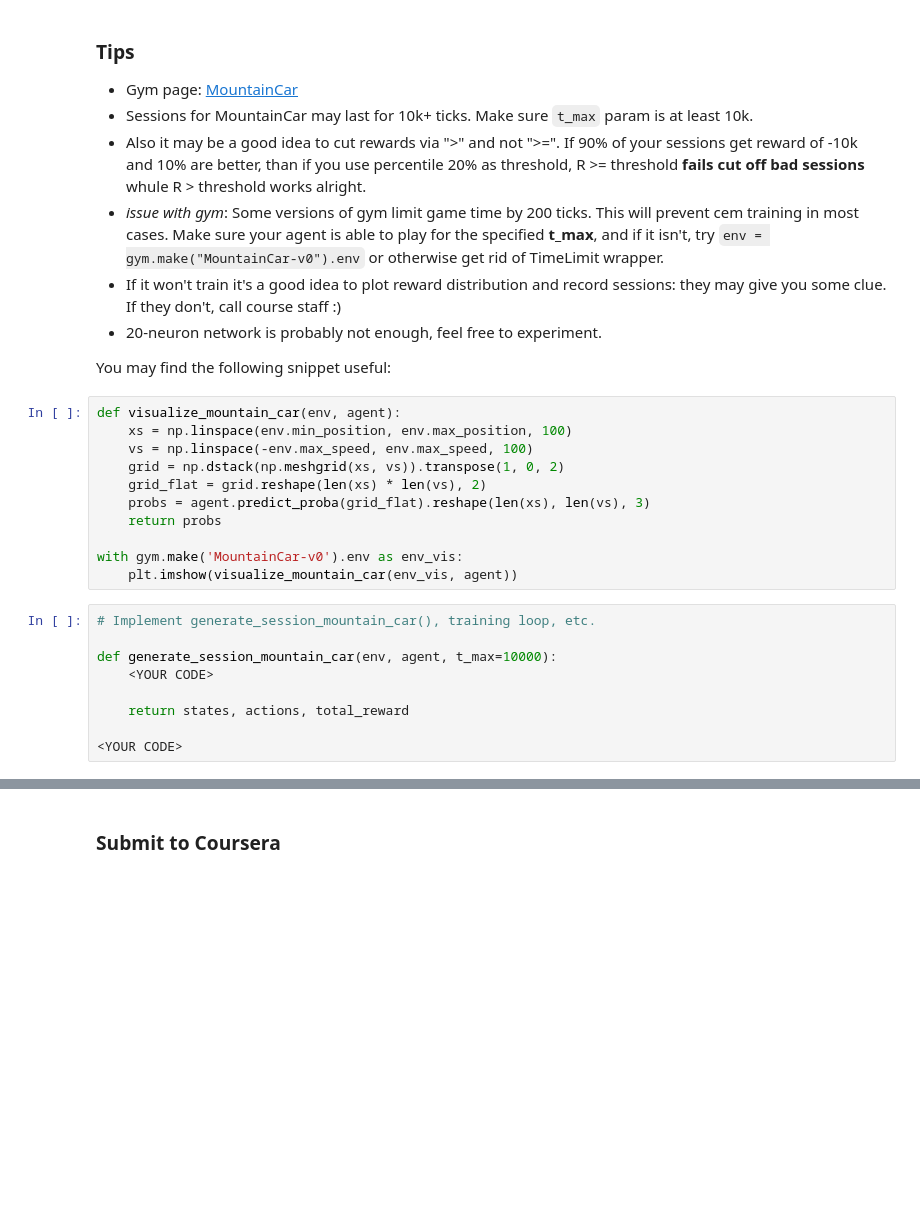
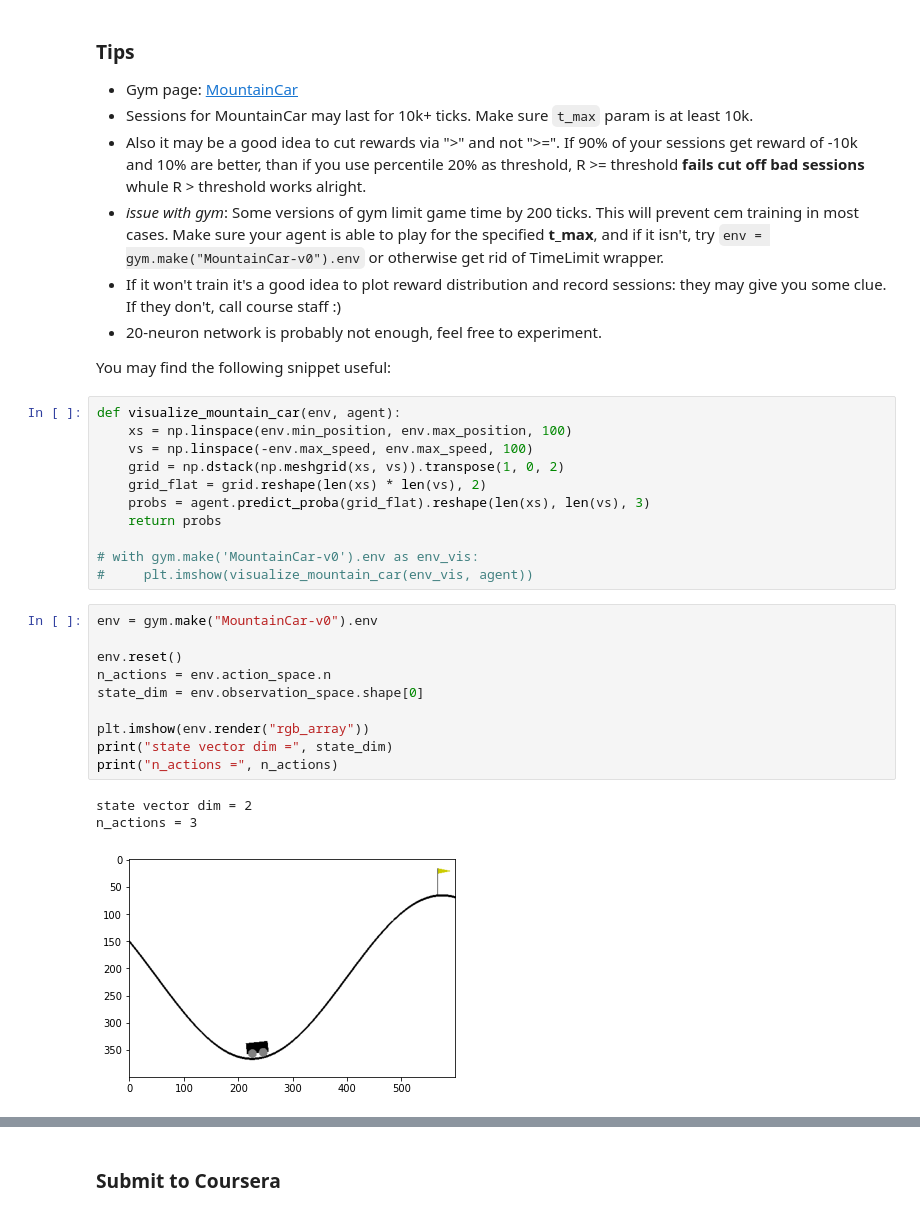
Before and after one commit to SCLiao47/Practical_RL, a Jupyter notebook: Week1_Intro/deep_crossentropy_method.ipynb, the cells around one changed output, grey strips where cells are left out. Drawn from its saved outputs; the diff is of its cells as text; blank space fills up the shorter version.

```diff
--- a/Week1_Intro/deep_crossentropy_method.ipynb
+++ b/Week1_Intro/deep_crossentropy_method.ipynb
@@ -284,14 +284,19 @@ def visualize_mountain_car(env, agent):
     probs = agent.predict_proba(grid_flat).reshape(len(xs), len(vs), 3)
     return probs
 
-with gym.make('MountainCar-v0').env as env_vis:
-    plt.imshow(visualize_mountain_car(env_vis, agent))
+# with gym.make('MountainCar-v0').env as env_vis:
+#     plt.imshow(visualize_mountain_car(env_vis, agent))
-# %%
-# Implement generate_session_mountain_car(), training loop, etc.
-
-def generate_session_mountain_car(env, agent, t_max=10000):
-    <YOUR CODE>
-
-    return states, actions, total_reward
-
-<YOUR CODE>
+# %%
+env = gym.make("MountainCar-v0").env
+
+env.reset()
+n_actions = env.action_space.n
+state_dim = env.observation_space.shape[0]
+
+plt.imshow(env.render("rgb_array"))
+print("state vector dim =", state_dim)
+print("n_actions =", n_actions)
+# %% [output]
+state vector dim = 2
+n_actions = 3
+[figure, added]
```
Also changed, not shown: parts of 10 cells of this notebook, 1 other file.
